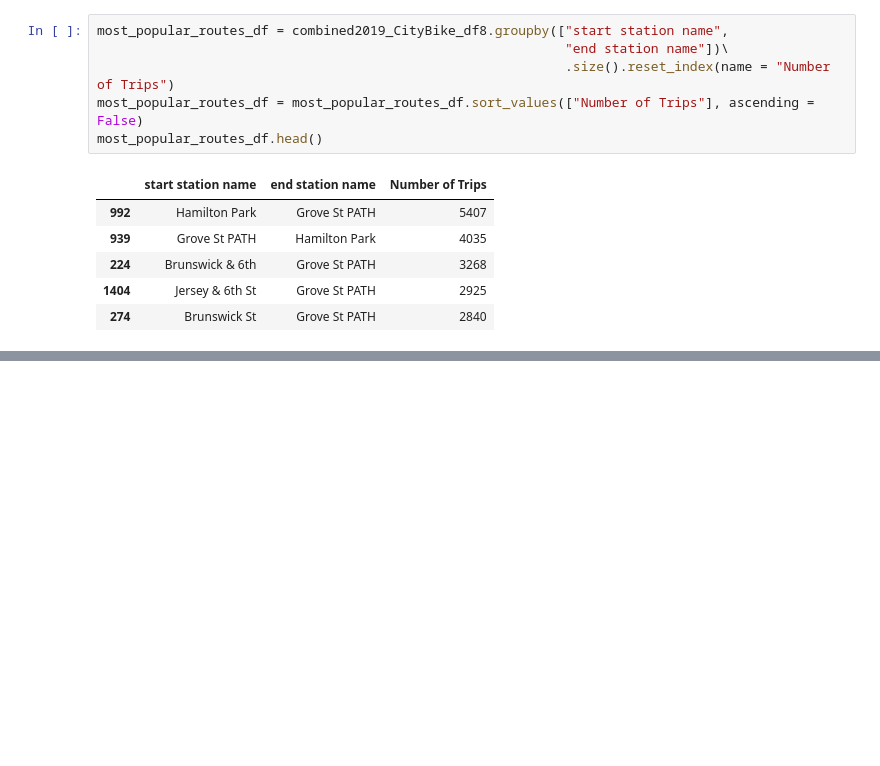
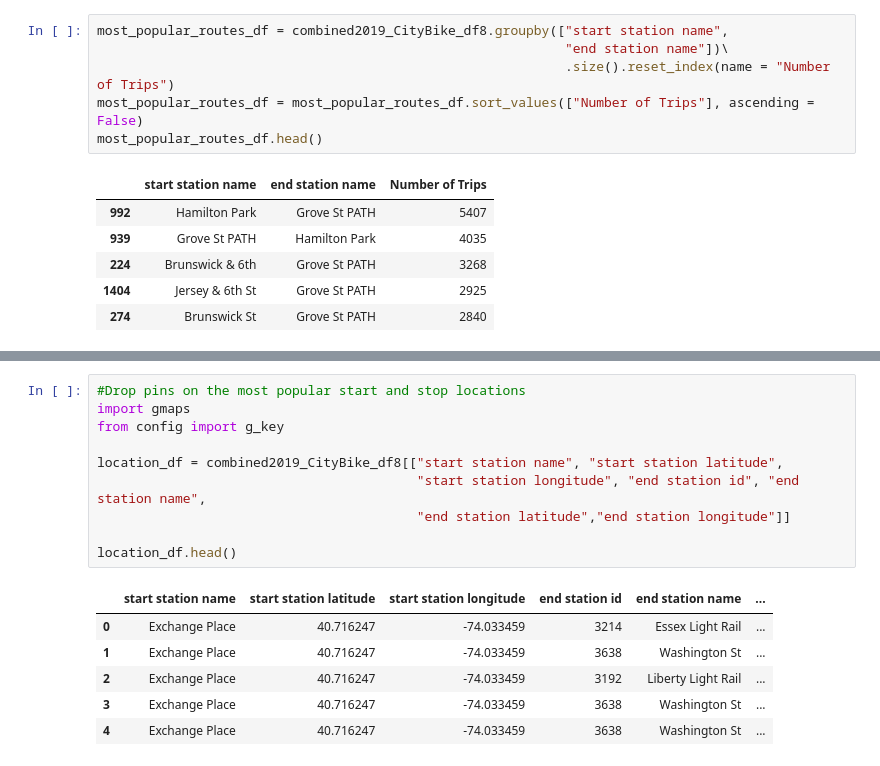
Before and after one commit to tnatoli29/Project_1, a Jupyter notebook: CitiBike/CitiBike 2019 Merge Data.ipynb, the cells around one changed output, grey strips where cells are left out. Drawn from its saved outputs; the diff is of its cells as text; blank space fills up the shorter version.

```diff
--- a/CitiBike/CitiBike 2019 Merge Data.ipynb
+++ b/CitiBike/CitiBike 2019 Merge Data.ipynb
@@ -275,0 +297,17 @@ plt.bar(routes_x_axis, routes_y_axis, color = "dodgerblue")
+# %%
+#Drop pins on the most popular start and stop locations
+import gmaps
+from config import g_key
+
+location_df = combined2019_CityBike_df8[["start station name", "start station latitude",
+                                         "start station longitude", "end station id", "end station name",
+                                         "end station latitude","end station longitude"]]
+
+location_df.head()
+# %% [output]
+|  | start station name | start station latitude | start station longitude | end station id | end station name | ... |
+| 0 | Exchange Place | 40.716247 | -74.033459 | 3214 | Essex Light Rail | ... |
+| 1 | Exchange Place | 40.716247 | -74.033459 | 3638 | Washington St | ... |
+| 2 | Exchange Place | 40.716247 | -74.033459 | 3192 | Liberty Light Rail | ... |
+| 3 | Exchange Place | 40.716247 | -74.033459 | 3638 | Washington St | ... |
+| 4 | Exchange Place | 40.716247 | -74.033459 | 3638 | Washington St | ... |
```
Also changed, not shown: parts of 8 cells of this notebook.
